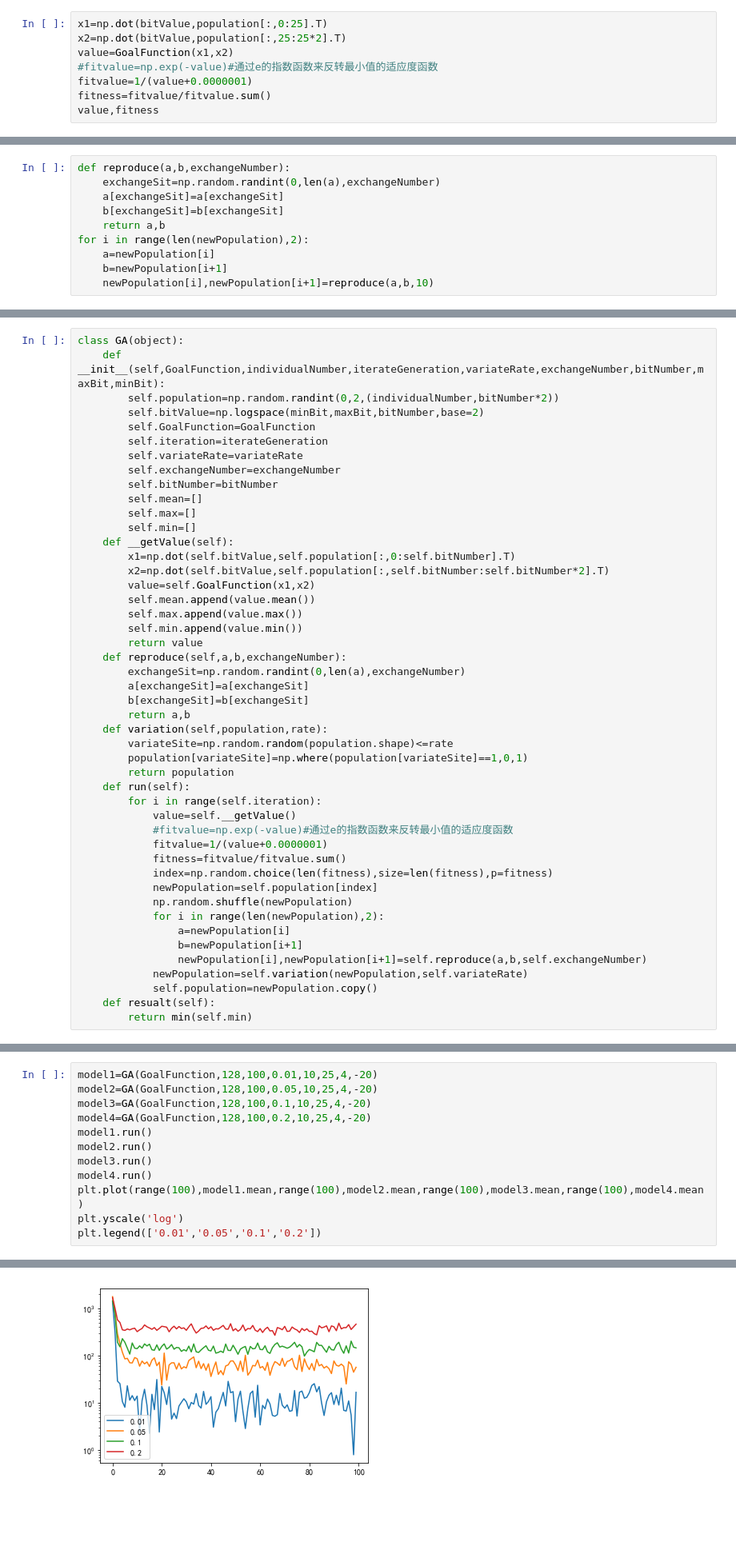
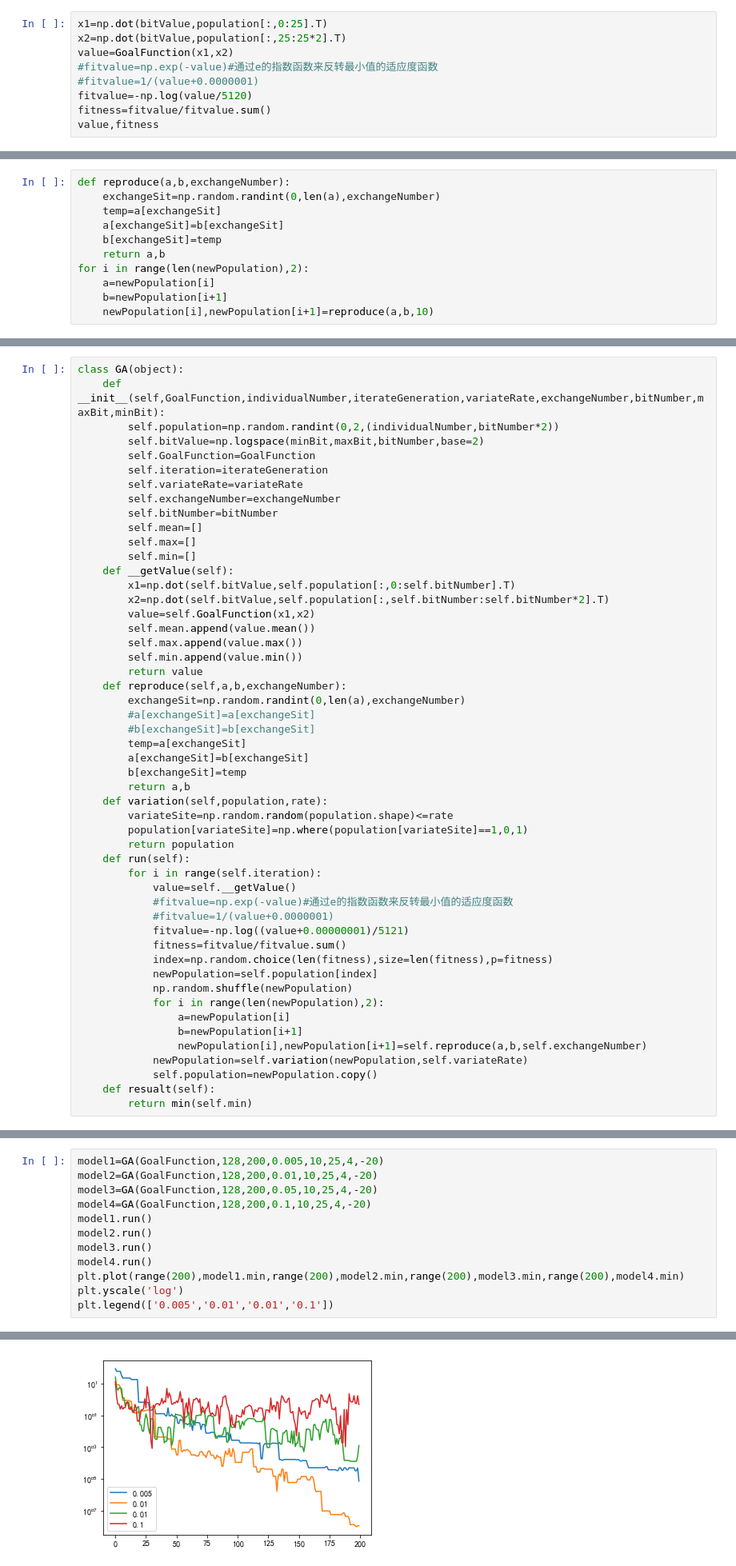
Before and after one commit to HHpetra/courseworkSAWR, a Jupyter notebook: 遗传算法.ipynb, the cells around one changed output, grey strips where cells are left out. Shown: that part at 80% size. Cells and saved outputs as stored; diff of their text form; blank space fills up the shorter version.

```diff
--- a/遗传算法.ipynb
+++ b/遗传算法.ipynb
@@ -71,7 +71,8 @@ x1=np.dot(bitValue,population[:,0:25].T)
 x2=np.dot(bitValue,population[:,25:25*2].T)
 value=GoalFunction(x1,x2)
 #fitvalue=np.exp(-value)#通过e的指数函数来反转最小值的适应度函数
-fitvalue=1/(value+0.0000001)
+#fitvalue=1/(value+0.0000001)
+fitvalue=-np.log(value/5120)
 fitness=fitvalue/fitvalue.sum()
 value,fitness
 # %% [output]
@@ -102,8 +103,9 @@ np.random.shuffle(newPopulation)
 # %%
 def reproduce(a,b,exchangeNumber):
     exchangeSit=np.random.randint(0,len(a),exchangeNumber)
-    a[exchangeSit]=a[exchangeSit]
-    b[exchangeSit]=b[exchangeSit]
+    temp=a[exchangeSit]
+    a[exchangeSit]=b[exchangeSit]
+    b[exchangeSit]=temp
     return a,b
 for i in range(len(newPopulation),2):
     a=newPopulation[i]
@@ -144,8 +146,11 @@ class GA(object):
         return value
     def reproduce(self,a,b,exchangeNumber):
         exchangeSit=np.random.randint(0,len(a),exchangeNumber)
-        a[exchangeSit]=a[exchangeSit]
-        b[exchangeSit]=b[exchangeSit]
+        #a[exchangeSit]=a[exchangeSit]
+        #b[exchangeSit]=b[exchangeSit]
+        temp=a[exchangeSit]
+        a[exchangeSit]=b[exchangeSit]
+        b[exchangeSit]=temp
         return a,b
     def variation(self,population,rate):
         variateSite=np.random.random(population.shape)<=rate
@@ -155,7 +160,8 @@ class GA(object):
         for i in range(self.iteration):
             value=self.__getValue()
             #fitvalue=np.exp(-value)#通过e的指数函数来反转最小值的适应度函数
-            fitvalue=1/(value+0.0000001)
+            #fitvalue=1/(value+0.0000001)
+            fitvalue=-np.log((value+0.00000001)/5121)
             fitness=fitvalue/fitvalue.sum()
             index=np.random.choice(len(fitness),size=len(fitness),p=fitness)
             newPopulation=self.population[index]
@@ -207,19 +216,19 @@ plt.legend(['min','max','mean'])
 # %% [markdown]
 上图中，蓝色的线是种群的最小值，橙色的线是种群的最大值，绿线是平均值。由图可以看出，最小值收敛较快，而最大值几乎不收敛，一直维持在较高的位置。
 # %%
-model1=GA(GoalFunction,128,100,0.01,10,25,4,-20)
-model2=GA(GoalFunction,128,100,0.05,10,25,4,-20)
-model3=GA(GoalFunction,128,100,0.1,10,25,4,-20)
-model4=GA(GoalFunction,128,100,0.2,10,25,4,-20)
+model1=GA(GoalFunction,128,200,0.005,10,25,4,-20)
+model2=GA(GoalFunction,128,200,0.01,10,25,4,-20)
+model3=GA(GoalFunction,128,200,0.05,10,25,4,-20)
+model4=GA(GoalFunction,128,200,0.1,10,25,4,-20)
 model1.run()
 model2.run()
 model3.run()
 model4.run()
-plt.plot(range(100),model1.mean,range(100),model2.mean,range(100),model3.mean,range(100),model4.mean)
+plt.plot(range(200),model1.min,range(200),model2.min,range(200),model3.min,range(200),model4.min)
 plt.yscale('log')
-plt.legend(['0.01','0.05','0.1','0.2'])
+plt.legend(['0.005','0.01','0.01','0.1'])
 # %% [output]
 <matplotlib.legend.Legend at 0x...>
-[figure, old version]
+[figure, new version]
 # %% [markdown]
 基因变异率越小，种群的平均值越小。但是变异率越小，种群的平均值波动也越大。
```
Also changed, not shown: parts of 10 cells of this notebook, 21 other files.
